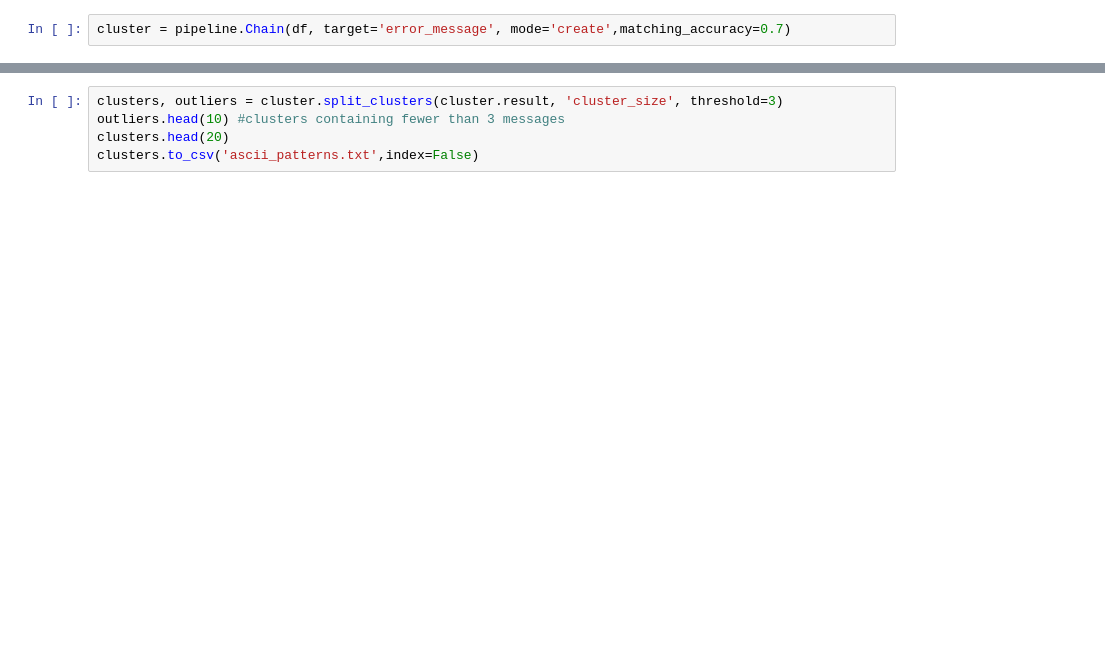
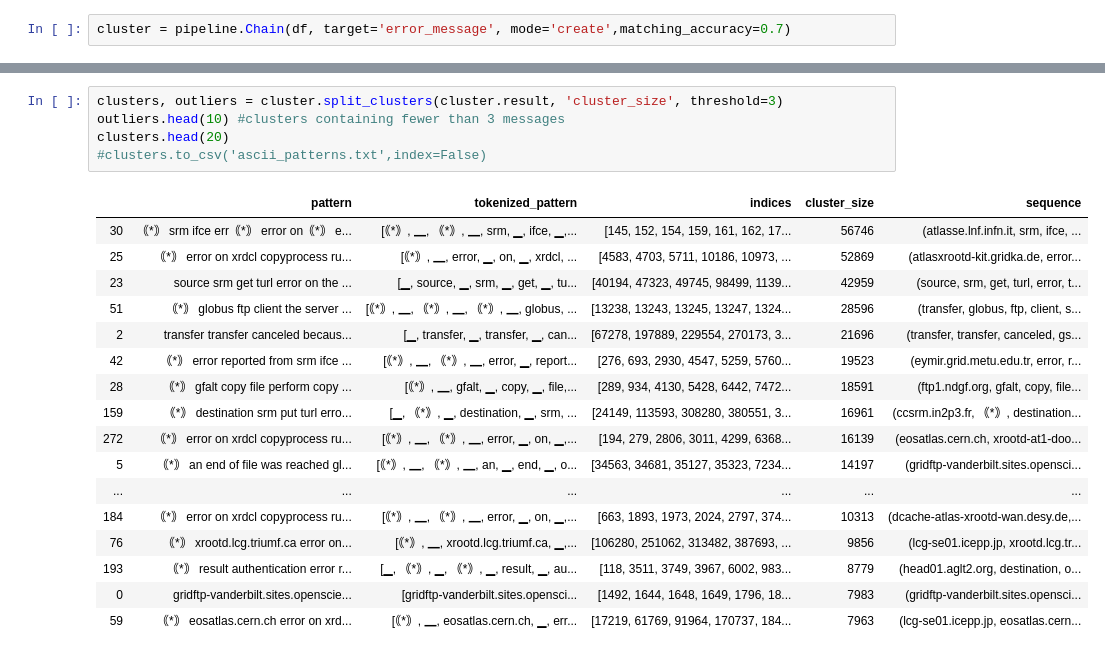
Before and after one commit to nikodemas/log-clustering, a Jupyter notebook: test.ipynb, the cells around one changed output, grey strips where cells are left out. Drawn from its saved outputs; the diff is of its cells as text; blank space fills up the shorter version.

```diff
--- a/test.ipynb
+++ b/test.ipynb
@@ -87,8 +77,26 @@ cluster.result['pattern'][85]
 # %%
 clusters, outliers = cluster.split_clusters(cluster.result, 'cluster_size', threshold=3)
 outliers.head(10) #clusters containing fewer than 3 messages
 clusters.head(20)
-clusters.to_csv('ascii_patterns.txt',index=False)
+#clusters.to_csv('ascii_patterns.txt',index=False)
+# %% [output]
+|  | pattern | tokenized_pattern | indices | cluster_size | sequence |
+| 30 | ｟*｠ srm ifce err｟*｠ error on｟*｠ e... | [｟*｠, ▁, ｟*｠, ▁, srm, ▁, ifce, ▁,... | [145, 152, 154, 159, 161, 162, 17... | 56746 | (atlasse.lnf.infn.it, srm, ifce, ... |
+| 25 | ｟*｠ error on xrdcl copyprocess ru... | [｟*｠, ▁, error, ▁, on, ▁, xrdcl, ... | [4583, 4703, 5711, 10186, 10973, ... | 52869 | (atlasxrootd-kit.gridka.de, error... |
+| 23 | source srm get turl error on the ... | [▁, source, ▁, srm, ▁, get, ▁, tu... | [40194, 47323, 49745, 98499, 1139... | 42959 | (source, srm, get, turl, error, t... |
+| 51 | ｟*｠ globus ftp client the server ... | [｟*｠, ▁, ｟*｠, ▁, ｟*｠, ▁, globus, ... | [13238, 13243, 13245, 13247, 1324... | 28596 | (transfer, globus, ftp, client, s... |
+| 2 | transfer transfer canceled becaus... | [▁, transfer, ▁, transfer, ▁, can... | [67278, 197889, 229554, 270173, 3... | 21696 | (transfer, transfer, canceled, gs... |
+| 42 | ｟*｠ error reported from srm ifce ... | [｟*｠, ▁, ｟*｠, ▁, error, ▁, report... | [276, 693, 2930, 4547, 5259, 5760... | 19523 | (eymir.grid.metu.edu.tr, error, r... |
+| 28 | ｟*｠ gfalt copy file perform copy ... | [｟*｠, ▁, gfalt, ▁, copy, ▁, file,... | [289, 934, 4130, 5428, 6442, 7472... | 18591 | (ftp1.ndgf.org, gfalt, copy, file... |
+| 159 | ｟*｠ destination srm put turl erro... | [▁, ｟*｠, ▁, destination, ▁, srm, ... | [24149, 113593, 308280, 380551, 3... | 16961 | (ccsrm.in2p3.fr, ｟*｠, destination... |
+| 272 | ｟*｠ error on xrdcl copyprocess ru... | [｟*｠, ▁, ｟*｠, ▁, error, ▁, on, ▁,... | [194, 279, 2806, 3011, 4299, 6368... | 16139 | (eosatlas.cern.ch, xrootd-at1-doo... |
+| 5 | ｟*｠ an end of file was reached gl... | [｟*｠, ▁, ｟*｠, ▁, an, ▁, end, ▁, o... | [34563, 34681, 35127, 35323, 7234... | 14197 | (gridftp-vanderbilt.sites.opensci... |
+| ... | ... | ... | ... | ... | ... |
+| 184 | ｟*｠ error on xrdcl copyprocess ru... | [｟*｠, ▁, ｟*｠, ▁, error, ▁, on, ▁,... | [663, 1893, 1973, 2024, 2797, 374... | 10313 | (dcache-atlas-xrootd-wan.desy.de,... |
+| 76 | ｟*｠ xrootd.lcg.triumf.ca error on... | [｟*｠, ▁, xrootd.lcg.triumf.ca, ▁,... | [106280, 251062, 313482, 387693, ... | 9856 | (lcg-se01.icepp.jp, xrootd.lcg.tr... |
+| 193 | ｟*｠ result authentication error r... | [▁, ｟*｠, ▁, ｟*｠, ▁, result, ▁, au... | [118, 3511, 3749, 3967, 6002, 983... | 8779 | (head01.aglt2.org, destination, o... |
+| 0 | gridftp-vanderbilt.sites.openscie... | [gridftp-vanderbilt.sites.opensci... | [1492, 1644, 1648, 1649, 1796, 18... | 7983 | (gridftp-vanderbilt.sites.opensci... |
+| 59 | ｟*｠ eosatlas.cern.ch error on xrd... | [｟*｠, ▁, eosatlas.cern.ch, ▁, err... | [17219, 61769, 91964, 170737, 184... | 7963 | (lcg-se01.icepp.jp, eosatlas.cern... |
 # %%
 #top 20 clusters by the size of cluster
 top_numb = 20
```
Also changed, not shown: parts of 13 cells of this notebook, 4 other files.
